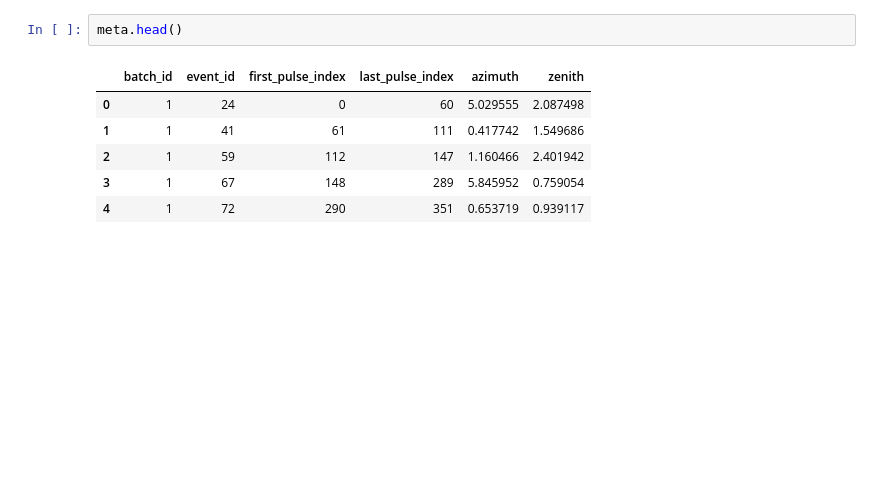
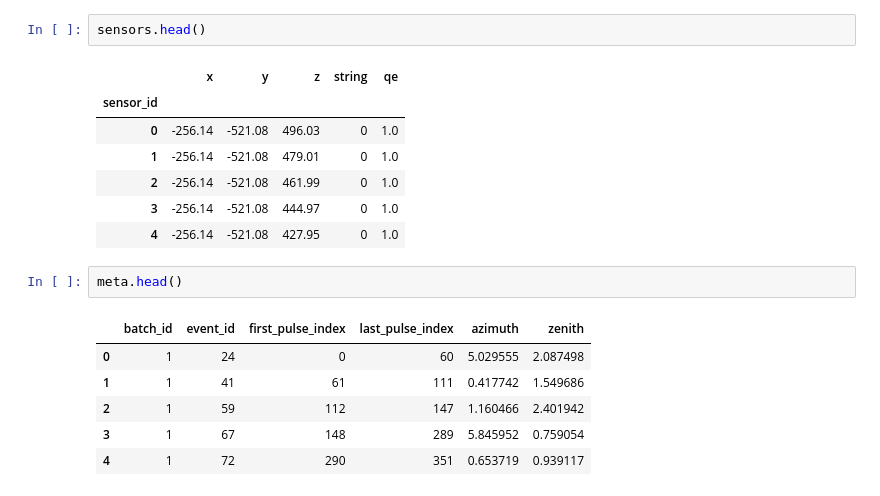
Before and after one commit to Anjum48/icecube-neutrinos-in-deep-ice, a Jupyter notebook: notebooks/graphnet.ipynb, the cells around one changed output. Cells and saved outputs as stored; diff of their text form; blank space fills up the shorter version.

```diff
--- a/notebooks/graphnet.ipynb
+++ b/notebooks/graphnet.ipynb
@@ -24,3 +80,13 @@ batch = pd.read_parquet(INPUT_PATH / "train" / f"batch_{batch_id}.parquet")
+# %%
+sensors.head()
+# %% [output]
+|  | x | y | z | string | qe |
+| sensor_id |  |  |  |  |  |
+| 0 | -256.14 | -521.08 | 496.03 | 0 | 1.0 |
+| 1 | -256.14 | -521.08 | 479.01 | 0 | 1.0 |
+| 2 | -256.14 | -521.08 | 461.99 | 0 | 1.0 |
+| 3 | -256.14 | -521.08 | 444.97 | 0 | 1.0 |
+| 4 | -256.14 | -521.08 | 427.95 | 0 | 1.0 |
 # %%
 meta.head()
 # %% [output]
```
Also changed, not shown: parts of 7 cells of this notebook, 2 other files.
